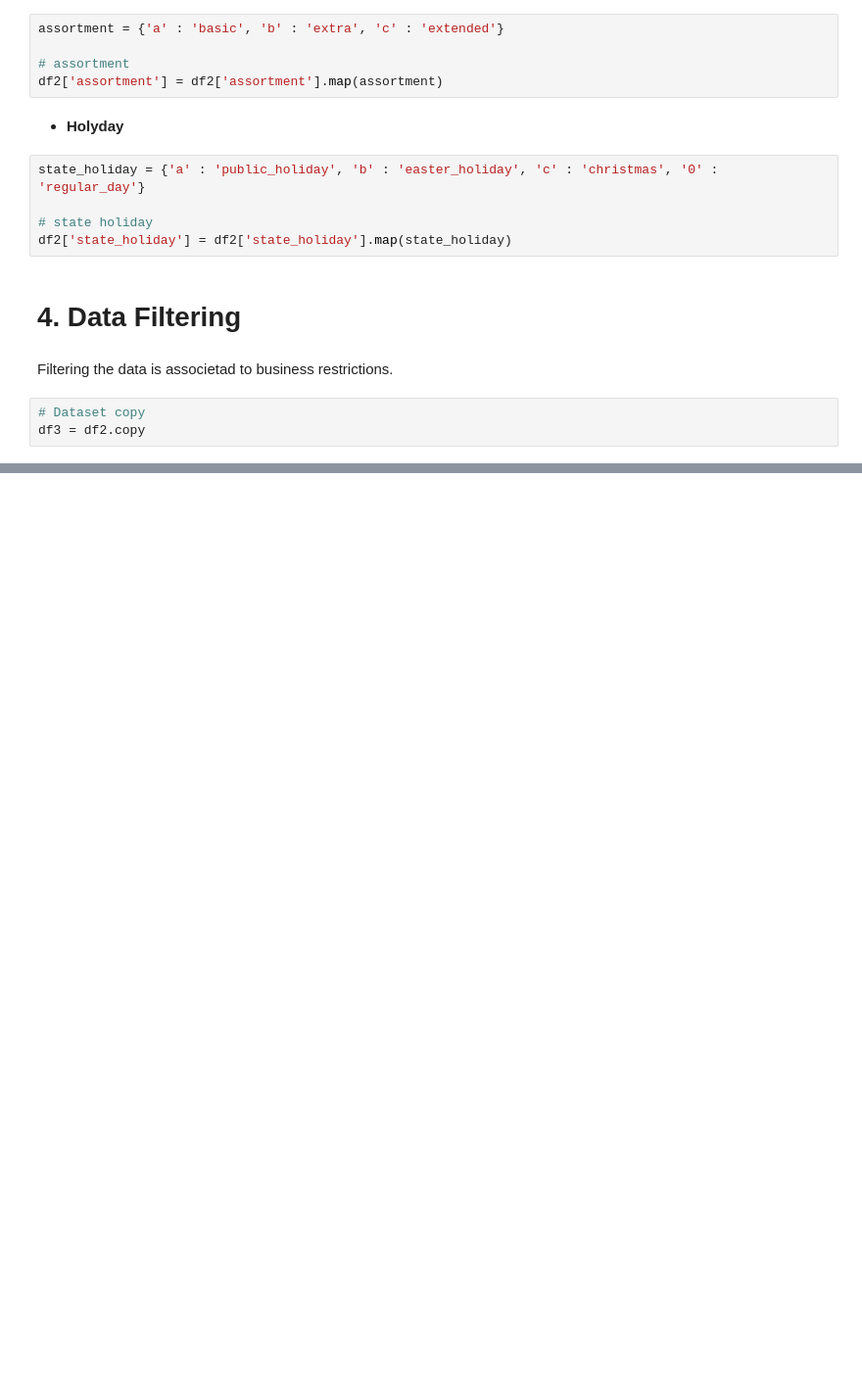
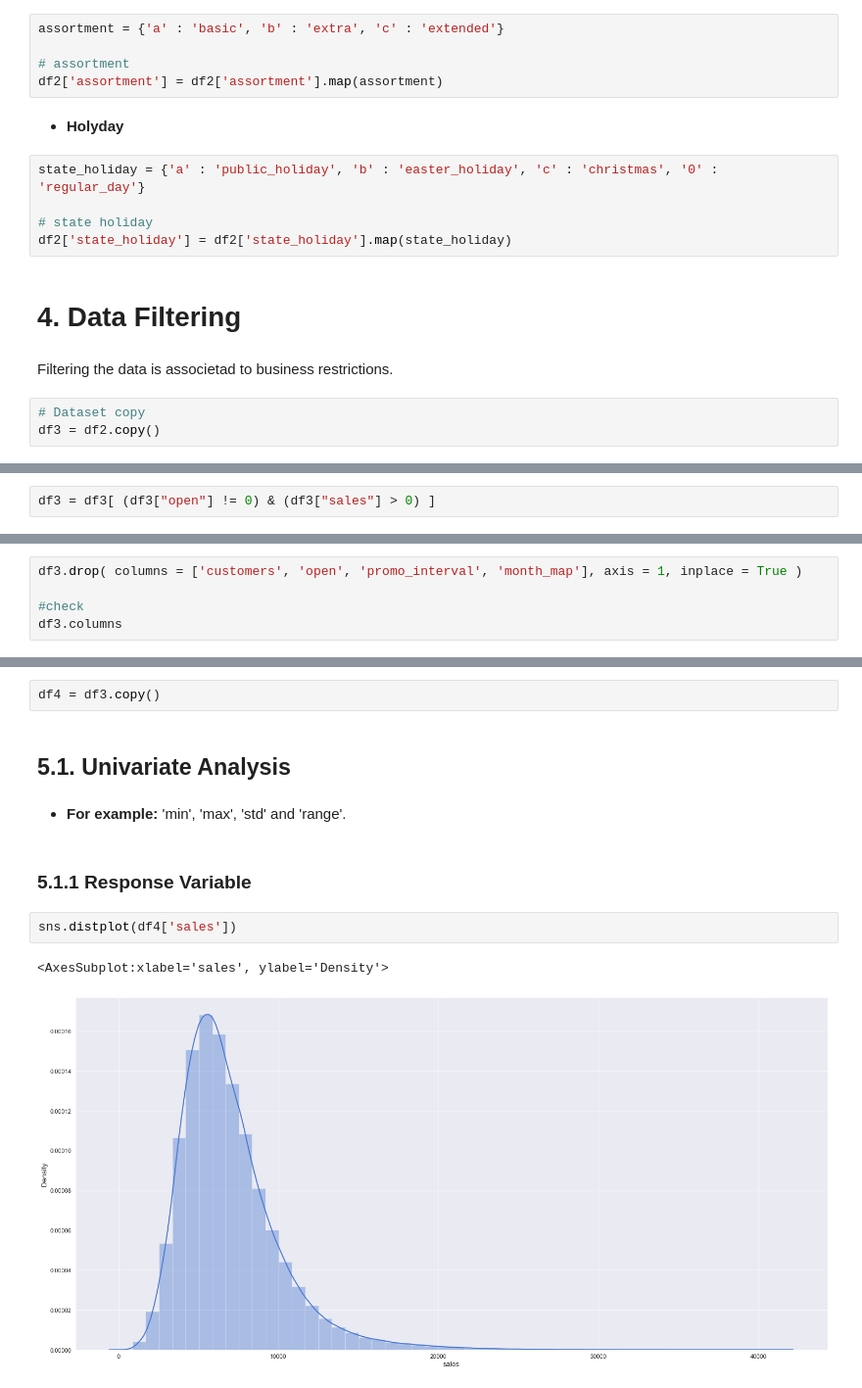
Before and after one commit to Gutscs/Rossmann-Forecasting-Sales, a Jupyter notebook: RossmanSales.ipynb, the cells around one changed output, grey strips where cells are left out. Shown at 98% size. Drawn from its saved outputs; the diff is of its cells as text; blank space fills up the shorter version.

Commit message:
:hammer: Started bivariate analysis

```diff
--- a/RossmanSales.ipynb
+++ b/RossmanSales.ipynb
@@ -500,4 +500,4 @@ df2['state_holiday'] = df2['state_holiday'].map(state_holiday)
 Filtering the data is associetad to business restrictions.
 # %%
 # Dataset copy
-df3 = df2.copy
+df3 = df2.copy()
@@ -503,0 +508,2 @@ df3 = df2.copy
+# %%
+df3 = df3[ (df3["open"] != 0) & (df3["sales"] > 0) ]
@@ -503,0 +520,5 @@ df3 = df2.copy
+# %%
+df3.drop( columns = ['customers', 'open', 'promo_interval', 'month_map'], axis = 1, inplace = True )
+
+#check
+df3.columns
@@ -503,0 +543,13 @@ df3 = df2.copy
+# %%
+df4 = df3.copy()
+# %% [markdown]
+## 5.1. Univariate Analysis
+# %% [markdown]
+* **For example:** 'min', 'max', 'std' and 'range'.
+# %% [markdown]
+### 5.1.1 Response Variable
+# %%
+sns.distplot(df4['sales'])
+# %% [output]
+<AxesSubplot:xlabel='sales', ylabel='Density'>
+[figure, added]
```
Also changed, not shown: parts of 32 cells of this notebook.
